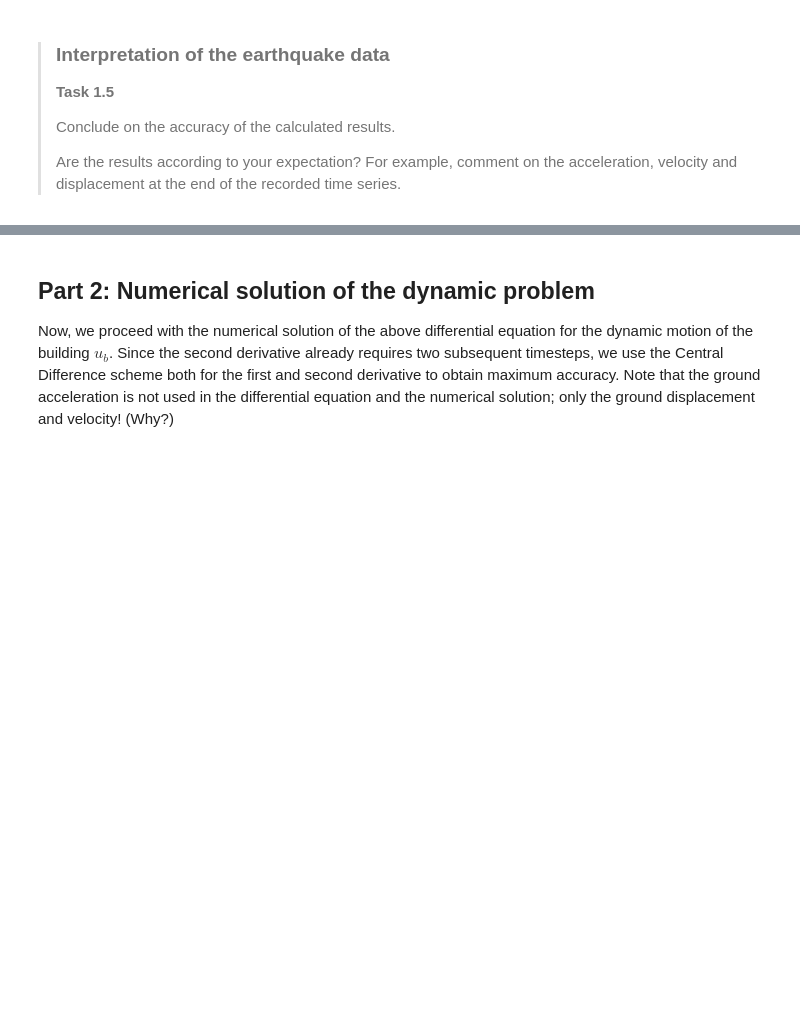
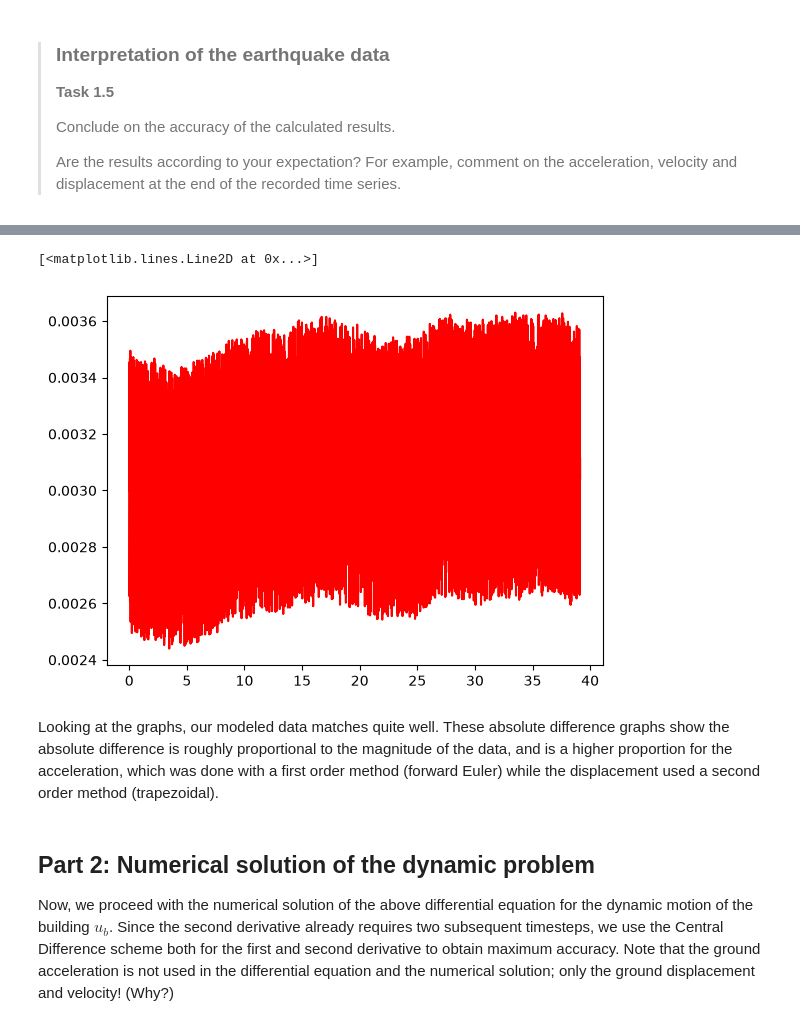
Before and after one commit to candicehabay11/GA1.2, a Jupyter notebook: 1Ddynamics.ipynb, the cells around one changed output, grey strips where cells are left out. Cells and saved outputs as stored; diff of their text form; code cells hidden in the pictures; blank space fills up the shorter version.

```diff
--- a/1Ddynamics.ipynb
+++ b/1Ddynamics.ipynb
@@ -177,3 +183,11 @@ plt.show()
+# %%
+error2 = np.abs(ug - ug_tr)
+plt.plot(t, error2, color='red', label='Error')
+# %% [output]
+[<matplotlib.lines.Line2D at 0x...>]
+[figure, added]
+# %% [markdown]
+Looking at the graphs, our modeled data matches quite well. These absolute difference graphs show the absolute difference is roughly proportional to the magnitude of the data, and is a higher proportion for the acceleration, which was done with a first order method (forward Euler) while the displacement used a second order method (trapezoidal).
 # %% [markdown]
 ## Part 2: Numerical solution of the dynamic problem
 
```
Also changed, not shown: parts of 1 cell of this notebook.
